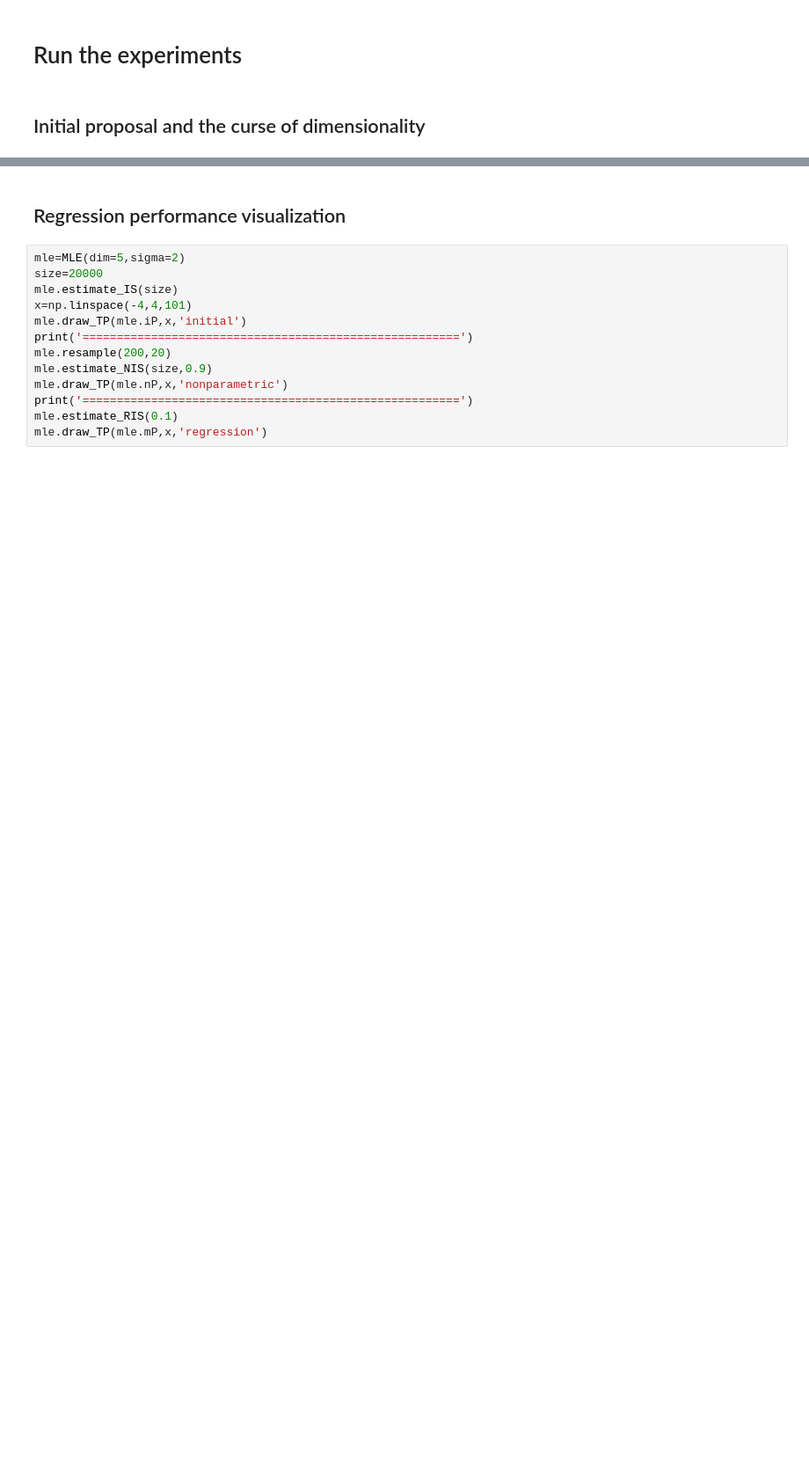
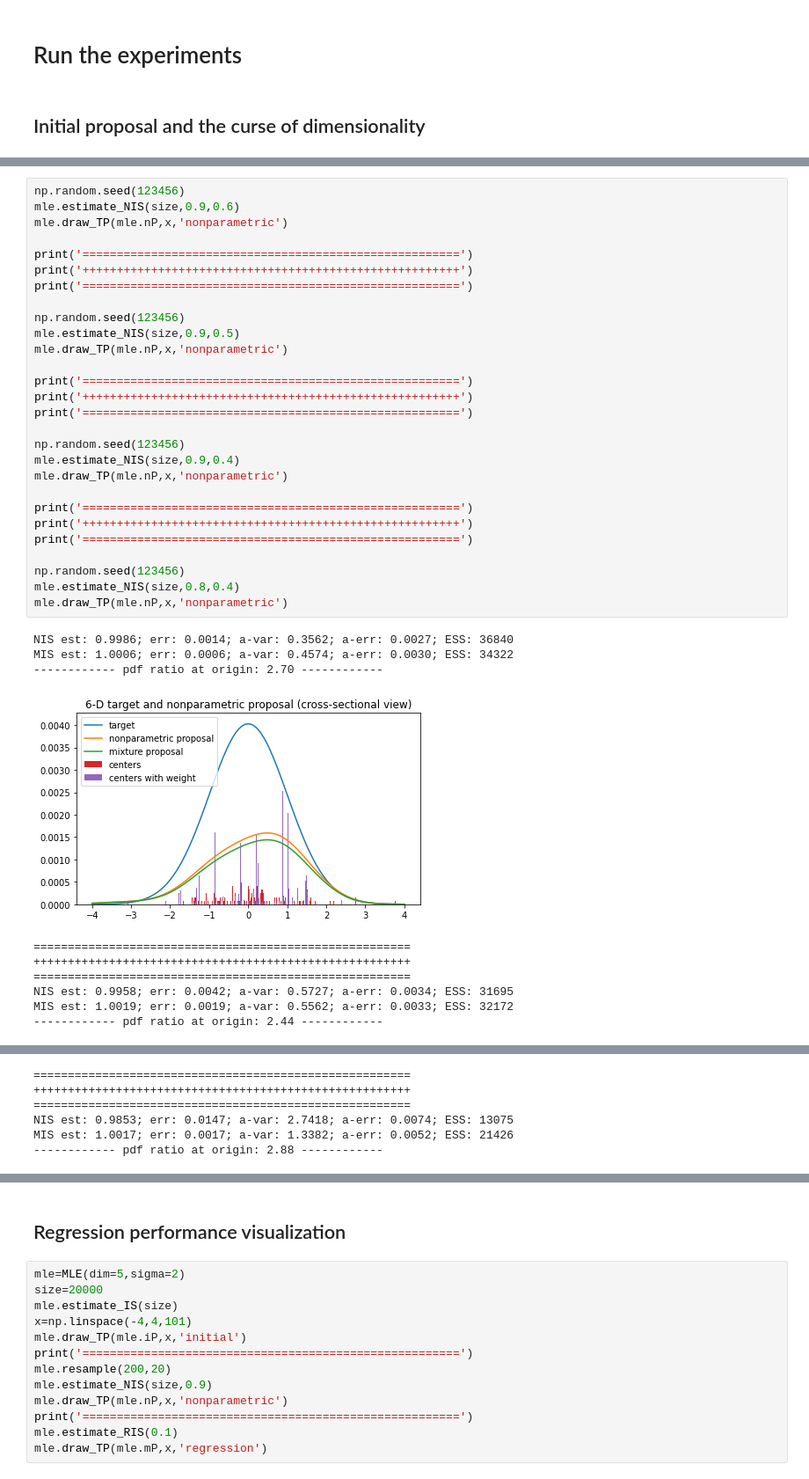
Before and after one commit to IanFla/Two-Stage, a Jupyter notebook: MLE and REG/MLE.ipynb, the cells around one changed output, grey strips where cells are left out. Shown at 88% size. Drawn from its saved outputs; the diff is of its cells as text; blank space fills up the shorter version.

```diff
--- a/MLE and REG/MLE.ipynb
+++ b/MLE and REG/MLE.ipynb
@@ -250,0 +296,39 @@ MIS est: 1.0022; err: 0.0022; a-var: 0.2914; a-err: 0.0038
+# %%
+np.random.seed(123456)
+mle.estimate_NIS(size,0.9,0.6)
+mle.draw_TP(mle.nP,x,'nonparametric')
+
+print('=======================================================')
+print('+++++++++++++++++++++++++++++++++++++++++++++++++++++++')
+print('=======================================================')
+
+np.random.seed(123456)
+mle.estimate_NIS(size,0.9,0.5)
+mle.draw_TP(mle.nP,x,'nonparametric')
+
+print('=======================================================')
+print('+++++++++++++++++++++++++++++++++++++++++++++++++++++++')
+print('=======================================================')
+
+np.random.seed(123456)
+mle.estimate_NIS(size,0.9,0.4)
+mle.draw_TP(mle.nP,x,'nonparametric')
+
+print('=======================================================')
+print('+++++++++++++++++++++++++++++++++++++++++++++++++++++++')
+print('=======================================================')
+
+np.random.seed(123456)
+mle.estimate_NIS(size,0.8,0.4)
+mle.draw_TP(mle.nP,x,'nonparametric')
+# %% [output]
+NIS est: 0.9986; err: 0.0014; a-var: 0.3562; a-err: 0.0027; ESS: 36840
+MIS est: 1.0006; err: 0.0006; a-var: 0.4574; a-err: 0.0030; ESS: 34322
+------------ pdf ratio at origin: 2.70 ------------
+[figure, added]
+=======================================================
++++++++++++++++++++++++++++++++++++++++++++++++++++++++
+=======================================================
+NIS est: 0.9958; err: 0.0042; a-var: 0.5727; a-err: 0.0034; ESS: 31695
+MIS est: 1.0019; err: 0.0019; a-var: 0.5562; a-err: 0.0033; ESS: 32172
+------------ pdf ratio at origin: 2.44 ------------
@@ -250,0 +336,6 @@ MIS est: 1.0022; err: 0.0022; a-var: 0.2914; a-err: 0.0038
+=======================================================
++++++++++++++++++++++++++++++++++++++++++++++++++++++++
+=======================================================
+NIS est: 0.9853; err: 0.0147; a-var: 2.7418; a-err: 0.0074; ESS: 13075
+MIS est: 1.0017; err: 0.0017; a-var: 1.3382; a-err: 0.0052; ESS: 21426
+------------ pdf ratio at origin: 2.88 ------------
```
Also changed, not shown: parts of 10 cells of this notebook.
